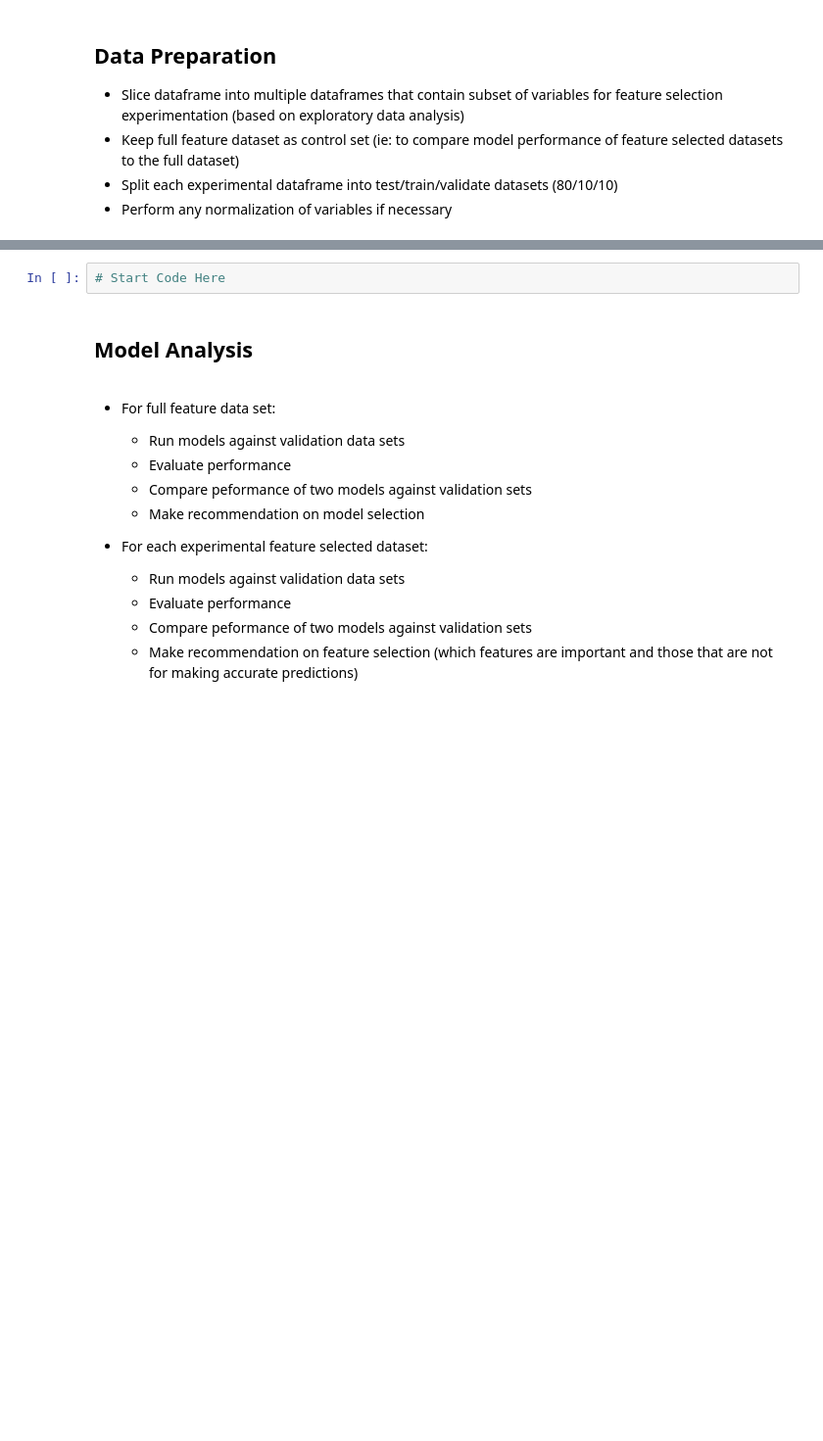
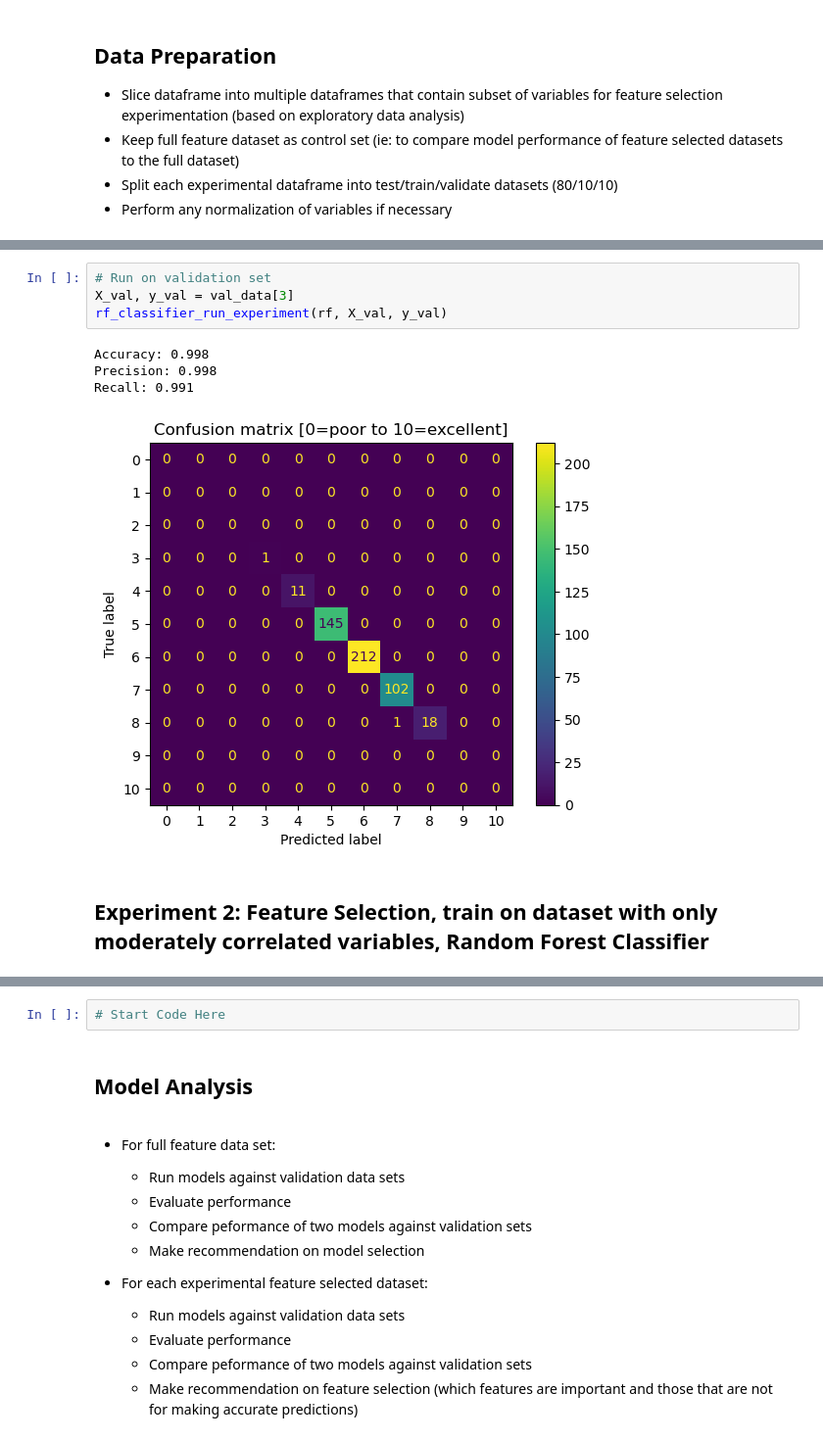
Before and after one commit to dangrant6/Wine-Quality, a Jupyter notebook: wine-quality-analysis.ipynb, the cells around one changed output, grey strips where cells are left out. Shown at 98% size. Drawn from its saved outputs; the diff is of its cells as text; blank space fills up the shorter version.

```diff
--- a/wine-quality-analysis.ipynb
+++ b/wine-quality-analysis.ipynb
@@ -249,0 +305,11 @@ val_data.append((X_val, y_val))
+# %%
+# Run on validation set
+X_val, y_val = val_data[3]
+rf_classifier_run_experiment(rf, X_val, y_val)
+# %% [output]
+Accuracy: 0.998
+Precision: 0.998
+Recall: 0.991
+[figure, added]
+# %% [markdown]
+## Experiment 2: Feature Selection, train on dataset with only moderately correlated variables, Random Forest Classifier
```
Also changed, not shown: parts of 13 cells of this notebook.
